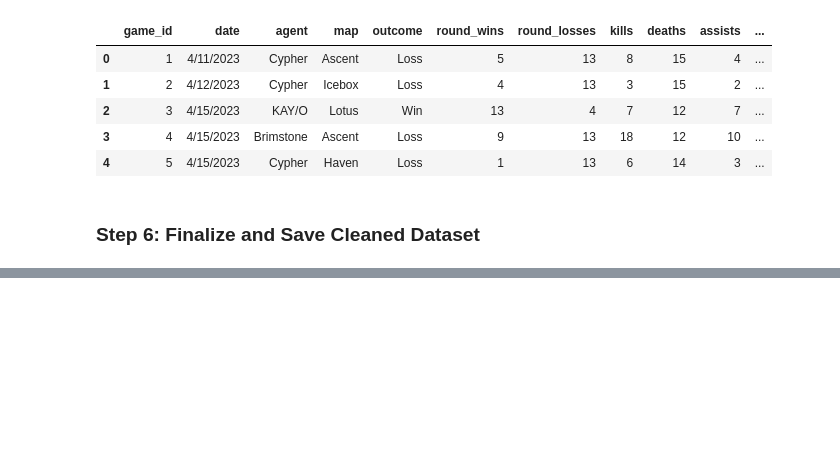
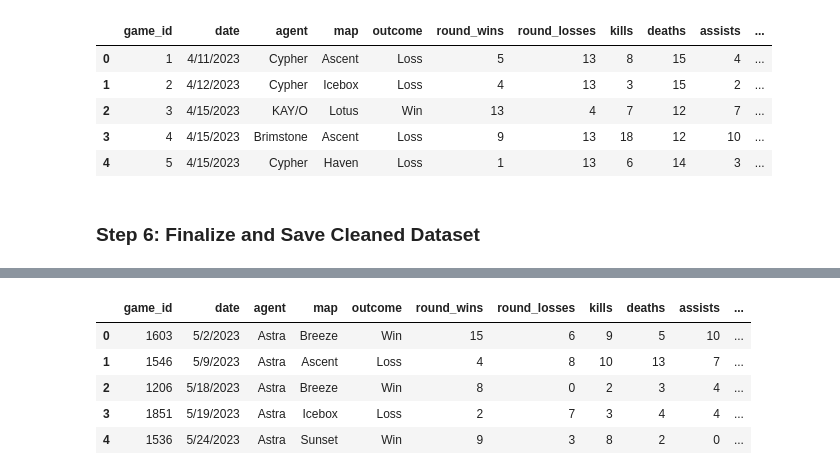
Before and after one commit to Prithvish1996/Valorant_Agent_Predictor, a Jupyter notebook: notebooks/2_data_preparation.ipynb, the cells around one changed output, grey strips where cells are left out. Drawn from its saved outputs; the diff is of its cells as text; code cells hidden in the pictures; blank space fills up the shorter version.

Commit message:
Data prep done

```diff
--- a/notebooks/2_data_preparation.ipynb
+++ b/notebooks/2_data_preparation.ipynb
@@ -498,0 +696,91 @@ Cleaned dataset saved to: C:\Users\prith\IdeaProjects\Valorant_Agent_Predictor\d
+# %%
+import pandas as pd
+
+k = 10  # Smoothing factor for win rate
+
+# Compute overall win rate for smoothing
+global_win_rate = df['win'].mean()
+
+# Compute agent stats for smoothing
+agent_stats = df.groupby('agent').agg(
+    n_games=('win', 'count'),
+    personal_win_rate=('win', 'mean')
+).reset_index()
+
+# Compute smoothed win rate per agent
+agent_stats['smoothed_win_rate'] = (
+    agent_stats['personal_win_rate'] * agent_stats['n_games'] + global_win_rate * k
+) / (agent_stats['n_games'] + k)
+
+# Merge back only needed columns so every row gets the agent's smoothed win rate
+df = df.merge(agent_stats[['agent', 'smoothed_win_rate', 'n_games']], on='agent', how='left')
+df = df.rename(columns={'n_games': 'games_played_as_agent'})
+
+# Clean up any duplicate smoothed_win_rate columns with suffixes
+for col in ['smoothed_win_rate']:
+    x_col = f"{col}_x"
+    y_col = f"{col}_y"
+    if x_col in df.columns and y_col in df.columns:
+        df = df.drop(columns=[y_col])
+        df = df.rename(columns={x_col: col})
+    elif x_col in df.columns:
+        df = df.rename(columns={x_col: col})
+    elif y_col in df.columns:
+        df = df.rename(columns={y_col: col})
+
+# Compute win rate for agent-map-role combo
+combo_stats = df.groupby(['agent', 'map', 'role'])['win'].mean().reset_index()
+combo_stats = combo_stats.rename(columns={'win': 'win_rate_agent_map_role'})
+df = df.merge(combo_stats, on=['agent', 'map', 'role'], how='left')
+
+# Compute mean ACS for agent-map-role combo
+acs_stats = df.groupby(['agent', 'map', 'role'])['acs'].mean().reset_index()
+acs_stats = acs_stats.rename(columns={'acs': 'mean_acs_agent_map_role'})
+df = df.merge(acs_stats, on=['agent', 'map', 'role'], how='left')
+
+# Compute mean KDR for agent
+kdr_stats = df.groupby(['agent'])['kdr'].mean().reset_index()
+kdr_stats = kdr_stats.rename(columns={'kdr': 'mean_kdr_agent'})
+df = df.merge(kdr_stats, on='agent', how='left')
+
+# Clean up duplicates from merges for aggregate stats (suffixes)
+aggregate_cols = [
+    "win_rate_agent_map_role",
+    "mean_acs_agent_map_role",
+    "mean_kdr_agent",
+    "games_played_as_agent"
+]
+for col in aggregate_cols:
+    x_col = f"{col}_x"
+    y_col = f"{col}_y"
+    if x_col in df.columns and y_col in df.columns:
+        df = df.drop(columns=[y_col])
+        df = df.rename(columns={x_col: col})
+    elif x_col in df.columns:
+        df = df.rename(columns={x_col: col})
+    elif y_col in df.columns:
+        df = df.rename(columns={y_col: col})
+
+# Remove exact duplicate column names, keep first occurrence
+df = df.loc[:, ~df.columns.duplicated()]
+
+# Compute recent win rate for agent (last 5 games)
+# Ensure 'date_dt' is datetime
+if not pd.api.types.is_datetime64_any_dtype(df['date_dt']):
+    df['date_dt'] = pd.to_datetime(df['date_dt'])
+df = df.sort_values(['agent', 'date_dt'])
+df['recent_win_rate_agent'] = (
+    df.groupby('agent')['win']
+    .rolling(5, min_periods=1)
+    .mean()
+    .reset_index(0, drop=True)
+)
+
+# Save processed DataFrame
+smoothed_file_path = PROCESSED_DIR / "player_game_data_features_smoothed.csv"
+df.to_csv(smoothed_file_path, index=False)
+print(f"Smoothed features and engineered columns saved to: {smoothed_file_path}")
+
+# Preview DataFrame
+display(df.head())
+# %% [output]
@@ -498,0 +788,6 @@ Cleaned dataset saved to: C:\Users\prith\IdeaProjects\Valorant_Agent_Predictor\d
+|  | game_id | date | agent | map | outcome | round_wins | round_losses | kills | deaths | assists | ... |
+| 0 | 1603 | 5/2/2023 | Astra | Breeze | Win | 15 | 6 | 9 | 5 | 10 | ... |
+| 1 | 1546 | 5/9/2023 | Astra | Ascent | Loss | 4 | 8 | 10 | 13 | 7 | ... |
+| 2 | 1206 | 5/18/2023 | Astra | Breeze | Win | 8 | 0 | 2 | 3 | 4 | ... |
+| 3 | 1851 | 5/19/2023 | Astra | Icebox | Loss | 2 | 7 | 3 | 4 | 4 | ... |
+| 4 | 1536 | 5/24/2023 | Astra | Sunset | Win | 9 | 3 | 8 | 2 | 0 | ... |
```
Also changed, not shown: parts of 8 cells of this notebook, 8 other files.
